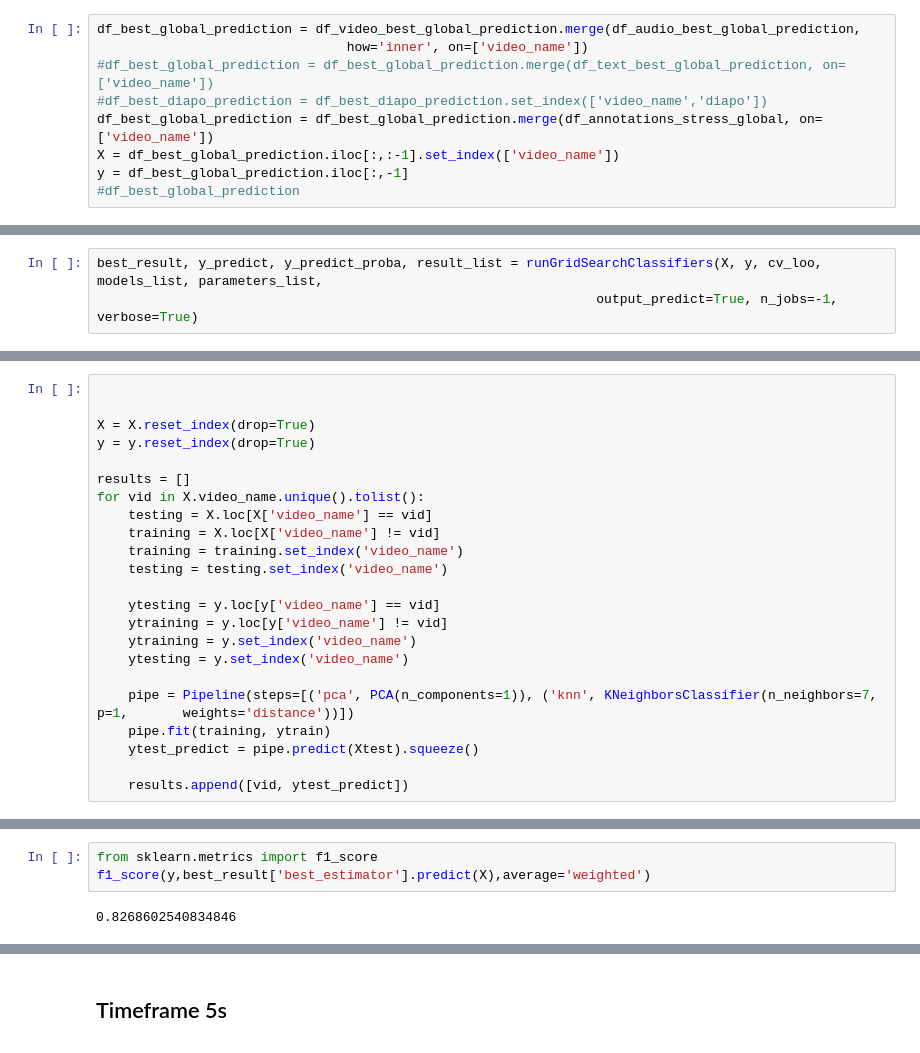
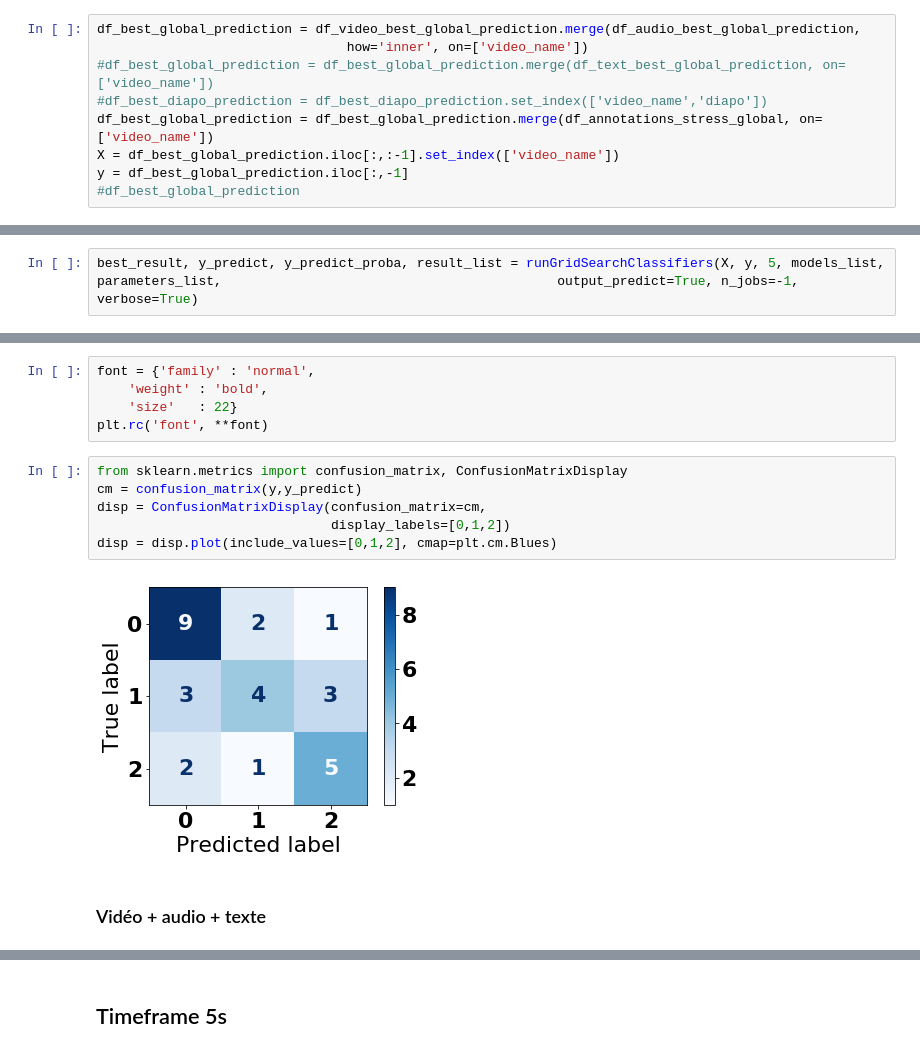
Before and after one commit to Projet-Fil-Rouge-AFPA/filrouge, a Jupyter notebook: Notebook_Laurent_MultiModal_LateFusion.ipynb, the cells around one changed output, grey strips where cells are left out. Drawn from its saved outputs; the diff is of its cells as text.

```diff
--- a/Notebook_Laurent_MultiModal_LateFusion.ipynb
+++ b/Notebook_Laurent_MultiModal_LateFusion.ipynb
@@ -364,4 +504,3 @@ cv_loo = loo.split(X, y, groups)
 # %%
-best_result, y_predict, y_predict_proba, result_list = runGridSearchClassifiers(X, y, cv_loo, models_list, parameters_list,
-                                                                output_predict=True, n_jobs=-1, verbose=True)
+best_result, y_predict, y_predict_proba, result_list = runGridSearchClassifiers(X, y, 5, models_list, parameters_list,                                           output_predict=True, n_jobs=-1, verbose=True)
 # %% [output]
@@ -475,23 +544,0 @@ f1_score(y,pipe.predict(X),average='weighted')
-# %%
-
-
-X = X.reset_index(drop=True)
-y = y.reset_index(drop=True)
-
-results = []
-for vid in X.video_name.unique().tolist():
-    testing = X.loc[X['video_name'] == vid]
-    training = X.loc[X['video_name'] != vid]
-    training = training.set_index('video_name')
-    testing = testing.set_index('video_name')
-
-    ytesting = y.loc[y['video_name'] == vid]
-    ytraining = y.loc[y['video_name'] != vid]
-    ytraining = y.set_index('video_name')
-    ytesting = y.set_index('video_name')
-
-    pipe = Pipeline(steps=[('pca', PCA(n_components=1)), ('knn', KNeighborsClassifier(n_neighbors=7, p=1,       weights='distance'))])
-    pipe.fit(training, ytrain)
-    ytest_predict = pipe.predict(Xtest).squeeze()
-
-    results.append([vid, ytest_predict])
@@ -520,5 +545,15 @@ X
-# %%
-from sklearn.metrics import f1_score
-f1_score(y,best_result['best_estimator'].predict(X),average='weighted')
-# %% [output]
-0.8268602540834846
+# %%
+font = {'family' : 'normal',
+    'weight' : 'bold',
+    'size'   : 22}
+plt.rc('font', **font)
+# %%
+from sklearn.metrics import confusion_matrix, ConfusionMatrixDisplay
+cm = confusion_matrix(y,y_predict)
+disp = ConfusionMatrixDisplay(confusion_matrix=cm,
+                              display_labels=[0,1,2])
+disp = disp.plot(include_values=[0,1,2], cmap=plt.cm.Blues)
+# %% [output]
+[figure, added]
+# %% [markdown]
+### Vidéo + audio + texte
```
Also changed, not shown: parts of 74 cells of this notebook, 2 other files.
